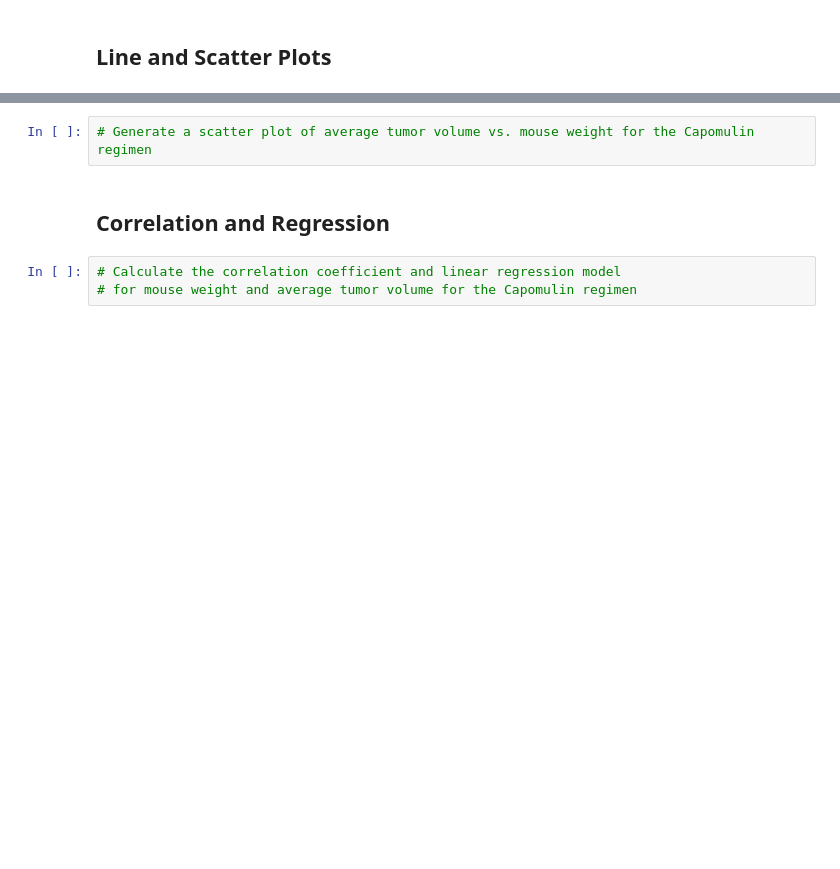
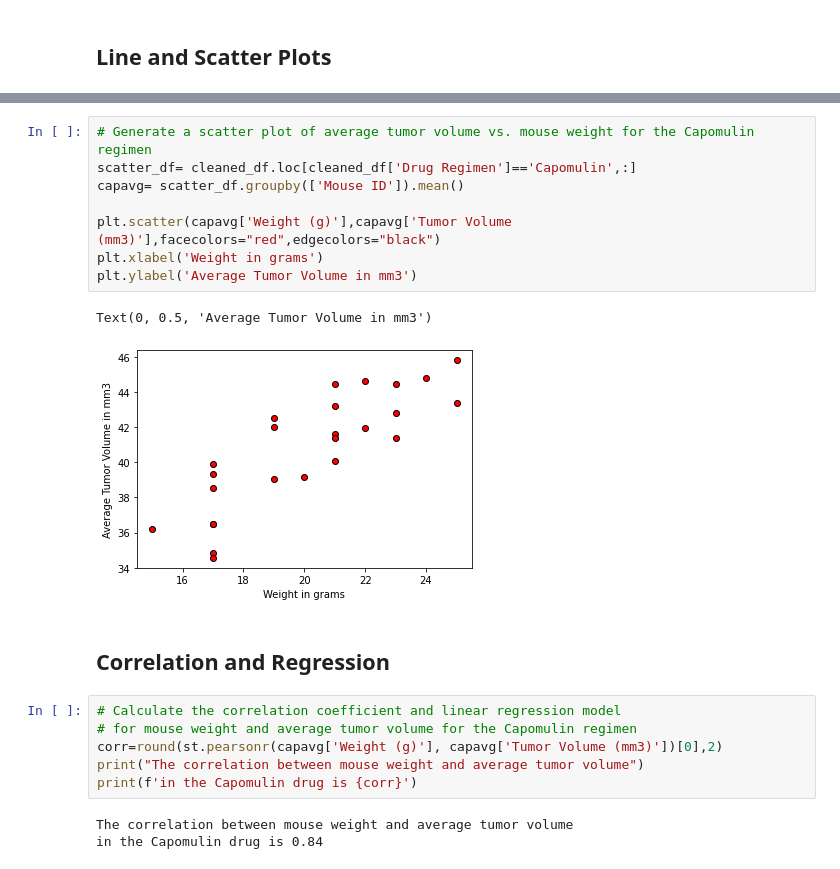
Before and after one commit to nhaile96/matplotlib_HW, a Jupyter notebook: Pymaceuticals/pymaceuticals_starter.ipynb, the cells around one changed output, grey strips where cells are left out. Drawn from its saved outputs; the diff is of its cells as text; blank space fills up the shorter version.

```diff
--- a/Pymaceuticals/pymaceuticals_starter.ipynb
+++ b/Pymaceuticals/pymaceuticals_starter.ipynb
@@ -239,7 +365,22 @@ plt.axis("equal")
 # %%
 # Generate a scatter plot of average tumor volume vs. mouse weight for the Capomulin regimen
+scatter_df= cleaned_df.loc[cleaned_df['Drug Regimen']=='Capomulin',:]
+capavg= scatter_df.groupby(['Mouse ID']).mean()
+
+plt.scatter(capavg['Weight (g)'],capavg['Tumor Volume (mm3)'],facecolors="red",edgecolors="black")
+plt.xlabel('Weight in grams')
+plt.ylabel('Average Tumor Volume in mm3')
+# %% [output]
+Text(0, 0.5, 'Average Tumor Volume in mm3')
+[figure, added]
 # %% [markdown]
 ## Correlation and Regression
 # %%
 # Calculate the correlation coefficient and linear regression model
 # for mouse weight and average tumor volume for the Capomulin regimen
+corr=round(st.pearsonr(capavg['Weight (g)'], capavg['Tumor Volume (mm3)'])[0],2)
+print("The correlation between mouse weight and average tumor volume")
+print(f'in the Capomulin drug is {corr}')
+# %% [output]
+The correlation between mouse weight and average tumor volume
+in the Capomulin drug is 0.84
```
Also changed, not shown: parts of 8 cells of this notebook.
